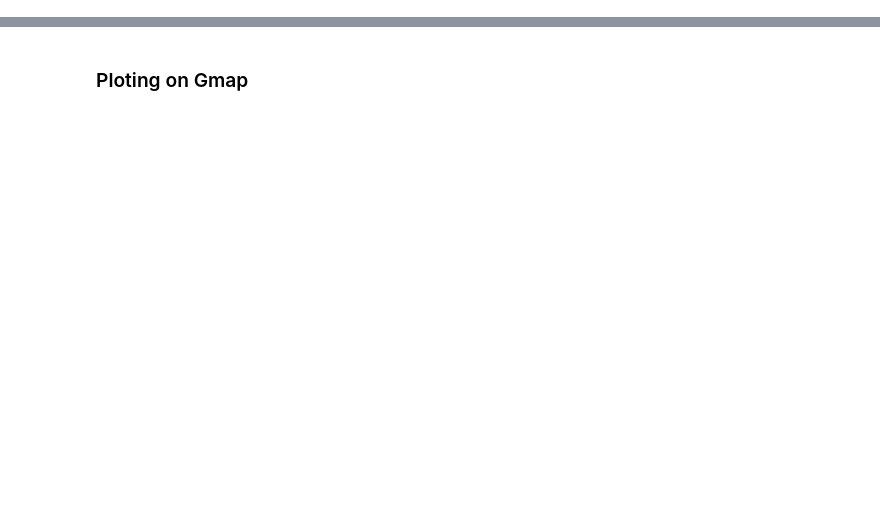
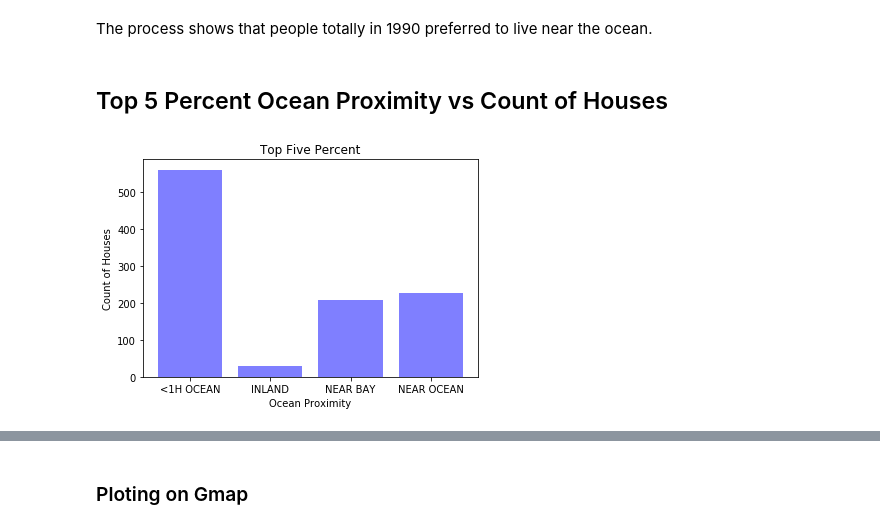
Before and after one commit to truonglybach/project1_UCI, a Jupyter notebook: shayan.ipynb, the cells around one changed output, grey strips where cells are left out. Saved outputs shown, nothing was run; the diff lists cells and outputs as text; code cells hidden in the pictures; blank space fills up the shorter version.

```diff
--- a/shayan.ipynb
+++ b/shayan.ipynb
@@ -73,0 +97,15 @@ top_5["housing_median_age"].mean()
+# %% [markdown]
+The process shows that people totally in 1990 preferred to live near the ocean.
+# %% [markdown]
+## Top 5 Percent Ocean Proximity vs Count of Houses
+# %%
+x_axis_op = ["<1H OCEAN", "INLAND", "NEAR BAY", "NEAR OCEAN"]
+y_axis_op = top5.groupby("ocean_proximity").count().rename(columns={"longitude": "count_of_houses"})["count_of_houses"]
+plt.bar(x_axis_op, y_axis_op, color='b', alpha=0.5, align='center')
+plt.xlabel("Ocean Proximity")
+plt.ylabel("Count of Houses")
+op_bar_chart = plt.title("Top Five Percent")
+plt.savefig("Plot/Top5_NOP.png")
+plt.show()
+# %% [output]
+[figure, added]
```
Also changed, not shown: parts of 57 cells of this notebook, 1 other file.
